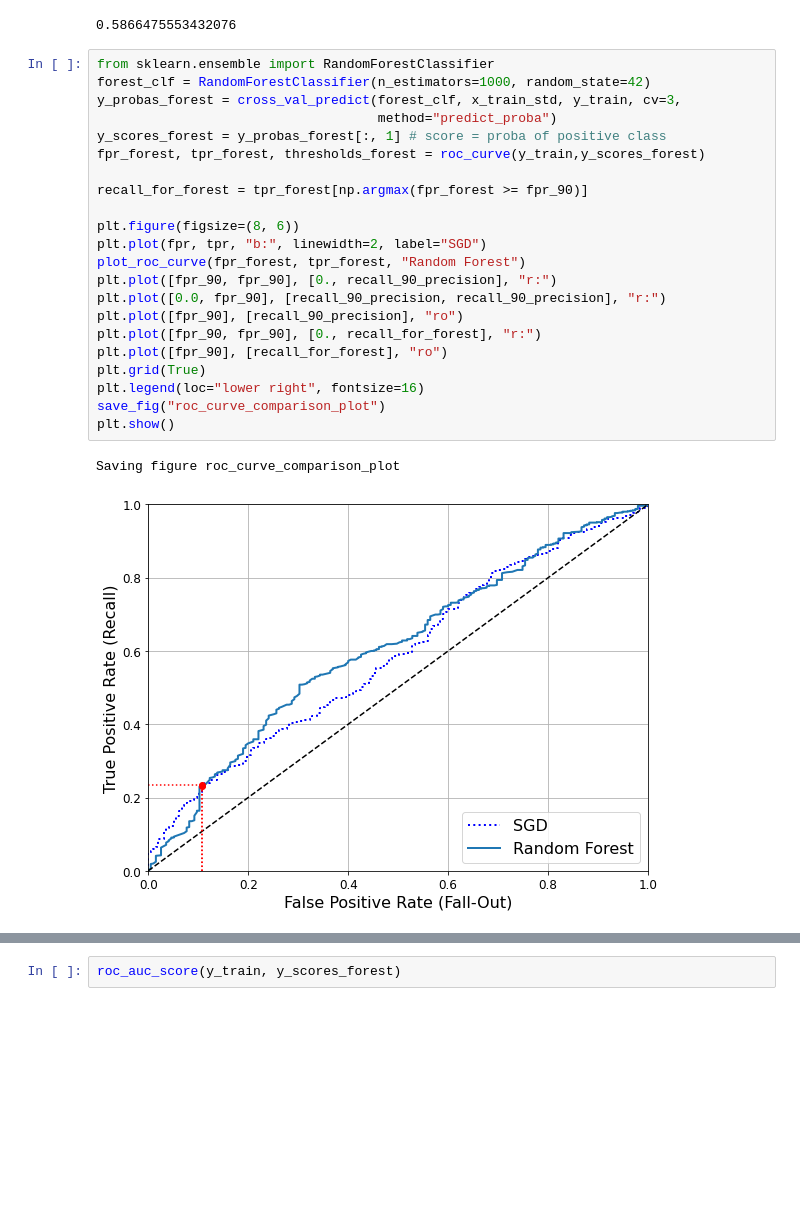
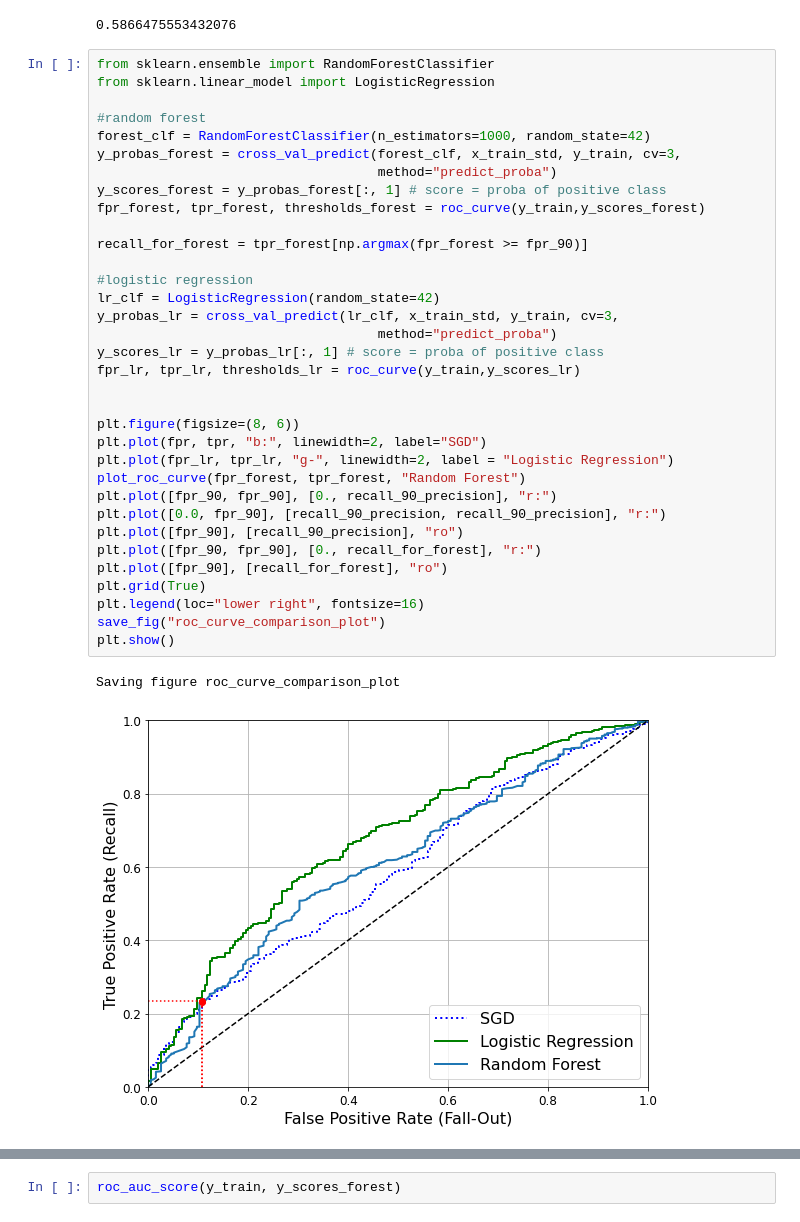
Before and after one commit to SighOfFrostmourne/ECOM6022, a Jupyter notebook: Assignment_2.ipynb, the cells around one changed output, grey strips where cells are left out. Saved outputs shown, nothing was run; the diff lists cells and outputs as text; blank space fills up the shorter version.

```diff
--- a/Assignment_2.ipynb
+++ b/Assignment_2.ipynb
@@ -232,26 +232,38 @@ roc_auc_score(y_train, y_scores)
 0.5866475553432076
 # %%
 from sklearn.ensemble import RandomForestClassifier
+from sklearn.linear_model import LogisticRegression
+
+#random forest
 forest_clf = RandomForestClassifier(n_estimators=1000, random_state=42)
 y_probas_forest = cross_val_predict(forest_clf, x_train_std, y_train, cv=3,
                                     method="predict_proba")
 y_scores_forest = y_probas_forest[:, 1] # score = proba of positive class
 fpr_forest, tpr_forest, thresholds_forest = roc_curve(y_train,y_scores_forest)
 
 recall_for_forest = tpr_forest[np.argmax(fpr_forest >= fpr_90)]
 
+#logistic regression
+lr_clf = LogisticRegression(random_state=42)
+y_probas_lr = cross_val_predict(lr_clf, x_train_std, y_train, cv=3,
+                                    method="predict_proba")
+y_scores_lr = y_probas_lr[:, 1] # score = proba of positive class
+fpr_lr, tpr_lr, thresholds_lr = roc_curve(y_train,y_scores_lr)
+
+
 plt.figure(figsize=(8, 6))
 plt.plot(fpr, tpr, "b:", linewidth=2, label="SGD")
+plt.plot(fpr_lr, tpr_lr, "g-", linewidth=2, label = "Logistic Regression")
 plot_roc_curve(fpr_forest, tpr_forest, "Random Forest")
 plt.plot([fpr_90, fpr_90], [0., recall_90_precision], "r:")
 plt.plot([0.0, fpr_90], [recall_90_precision, recall_90_precision], "r:")
 plt.plot([fpr_90], [recall_90_precision], "ro")
 plt.plot([fpr_90, fpr_90], [0., recall_for_forest], "r:")
 plt.plot([fpr_90], [recall_for_forest], "ro")
 plt.grid(True)
 plt.legend(loc="lower right", fontsize=16)
 save_fig("roc_curve_comparison_plot")
 plt.show()
 # %% [output]
 Saving figure roc_curve_comparison_plot
-[figure, old version]
+[figure, new version]
```
Also changed, not shown: parts of 16 cells of this notebook.
